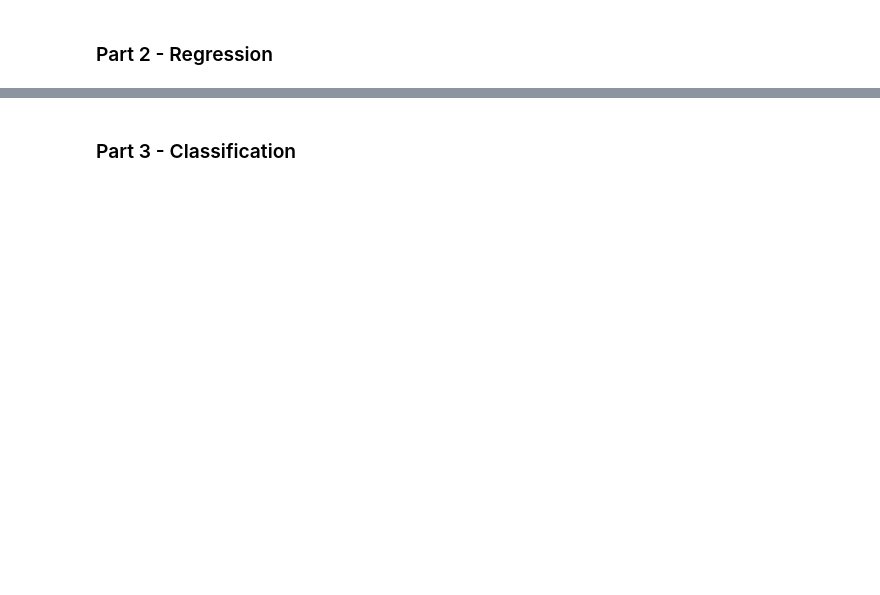
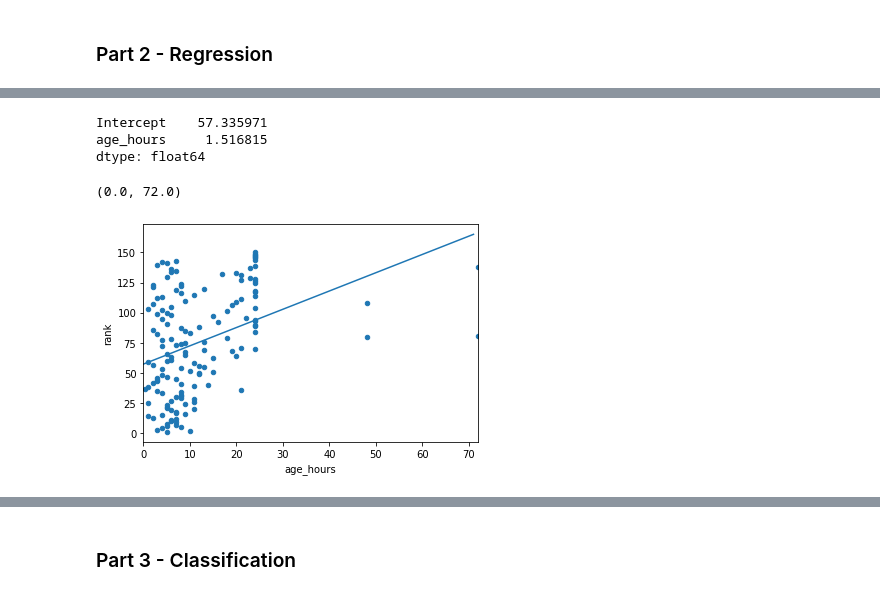
Before and after one commit to polinaLyubavina/Data-Analytics-and-Visualization, a Jupyter notebook: homework3/homework3.ipynb, the cells around one changed output, grey strips where cells are left out. Drawn from its saved outputs; the diff is of its cells as text; code cells hidden in the pictures; blank space fills up the shorter version.

```diff
--- a/homework3/homework3.ipynb
+++ b/homework3/homework3.ipynb
@@ -91,2 +118,6 @@ print(len(rank))
 # %% [markdown]
 ### Part 2 - Regression
+# %%
+dataset = pd.DataFrame({'points' : points, 'rank' : rank, 'title_length' : title_length, 'age_hours' : age_hours, 'comments_num' : comments_num})
+
+dataset
@@ -92,0 +190,6 @@ print(len(rank))
+# %%
+# rank compared with age in hours
+
+results2 = smf.ols('rank ~ age_hours', data=dataset).fit()
+
+results2.summary()
@@ -92,0 +216,16 @@ print(len(rank))
+# %%
+# regress "expression" onto "motifScore" (plus an intercept)
+p = results2.params
+print(p)
+
+ax = dataset.plot(x='age_hours', y='rank', kind='scatter')
+# plot regression line on the same axes, set x-axis limits
+x=list(range(72))
+ax.plot(x, p.Intercept + p.age_hours * np.float64(x))
+ax.set_xlim([0, 72])
+# %% [output]
+Intercept    57.335971
+age_hours     1.516815
+dtype: float64
+(0.0, 72.0)
+[figure, added]
```
Also changed, not shown: parts of 10 cells of this notebook.
